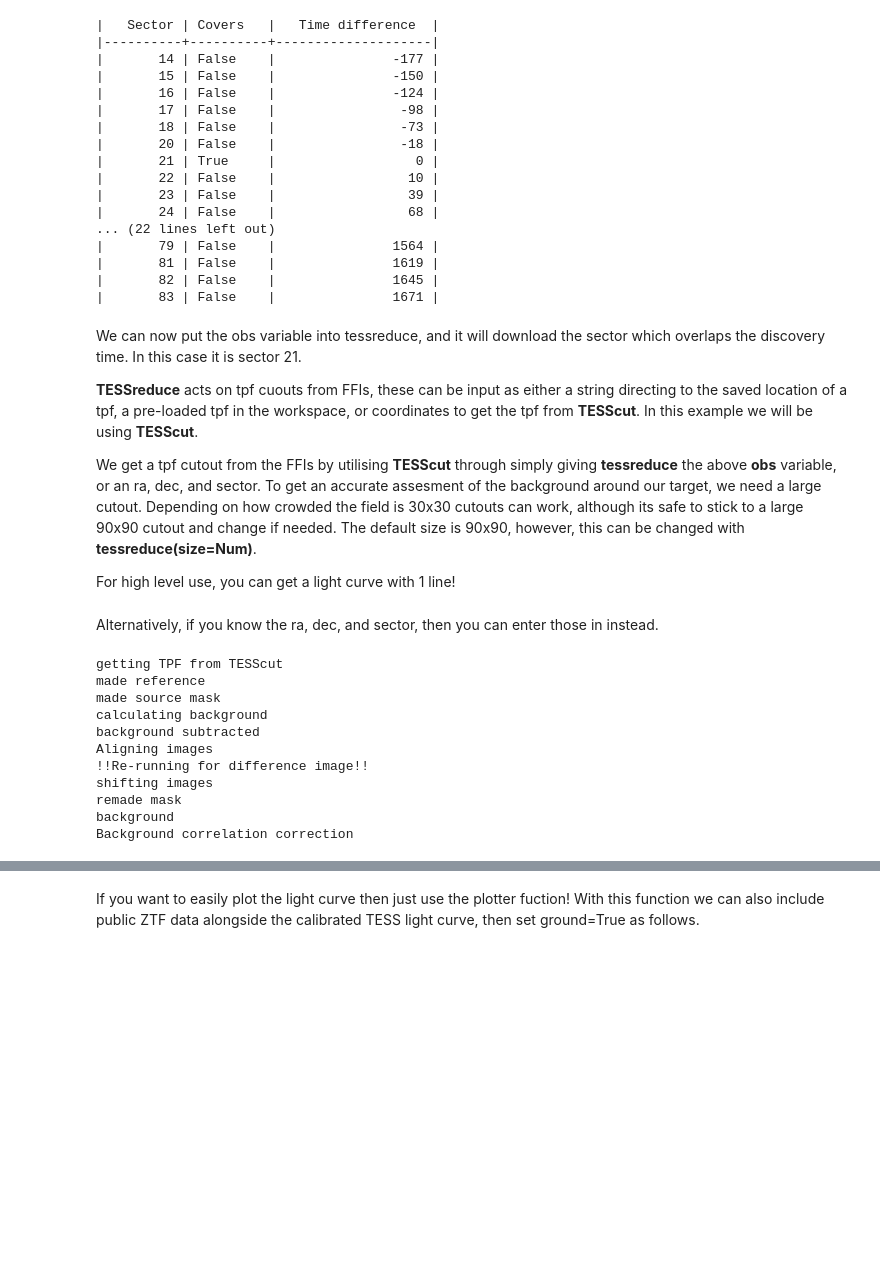
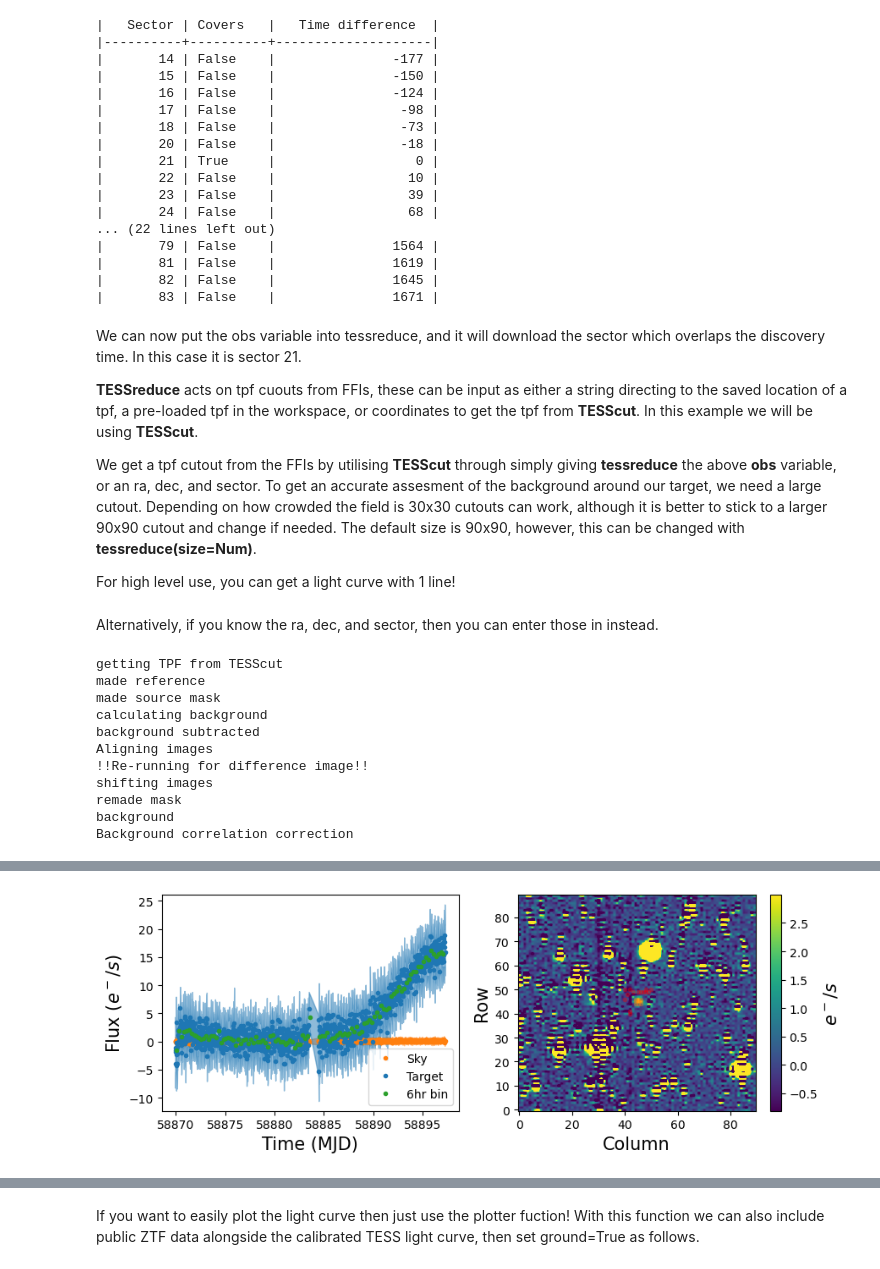
Before and after one commit to CheerfulUser/TESSreduce, a Jupyter notebook: examples/SN_Example.ipynb, the cells around one changed output, grey strips where cells are left out. Saved outputs shown, nothing was run; the diff lists cells and outputs as text; code cells hidden in the pictures; blank space fills up the shorter version.

```diff
--- a/examples/SN_Example.ipynb
+++ b/examples/SN_Example.ipynb
@@ -38,7 +38,7 @@ We can now put the obs variable into tessreduce, and it will download the sector
 
 **TESSreduce** acts on tpf cuouts from FFIs, these can be input as either a string directing to the saved location of a tpf, a pre-loaded tpf in the workspace, or coordinates to get the tpf from **TESScut**. In this example we will be using **TESScut**.
 
-We get a tpf cutout from the FFIs by utilising **TESScut** through simply giving **tessreduce** the above **obs** variable, or an ra, dec, and sector. To get an accurate assesment of the background around our target, we need a large cutout. Depending on how crowded the field is 30x30 cutouts can work, although its safe to stick to a large 90x90 cutout and change if needed. The default size is 90x90, however, this can be changed with **tessreduce(size=Num)**.
+We get a tpf cutout from the FFIs by utilising **TESScut** through simply giving **tessreduce** the above **obs** variable, or an ra, dec, and sector. To get an accurate assesment of the background around our target, we need a large cutout. Depending on how crowded the field is 30x30 cutouts can work, although it is better to stick to a larger 90x90 cutout and change if needed. The default size is 90x90, however, this can be changed with **tessreduce(size=Num)**.
 
 For high level use, you can get a light curve with 1 line!
 # %%
@@ -51,7 +51,7 @@ dec = 62.75700278
 sector = 21
 size = 90
 
-tess = tr.tessreduce(ra=ra,dec=dec,size=size,sector=sector,reduce=True, calibrate=False)
+tess = tr.tessreduce(ra=ra,dec=dec,size=size,sector=sector)
 # %% [output]
 getting TPF from TESScut
 made reference
@@ -69 +67,2 @@ Background correlation correction
+[figure, added]
 # %% [markdown]
```
Also changed, not shown: parts of 9 cells of this notebook, 2 other files.
